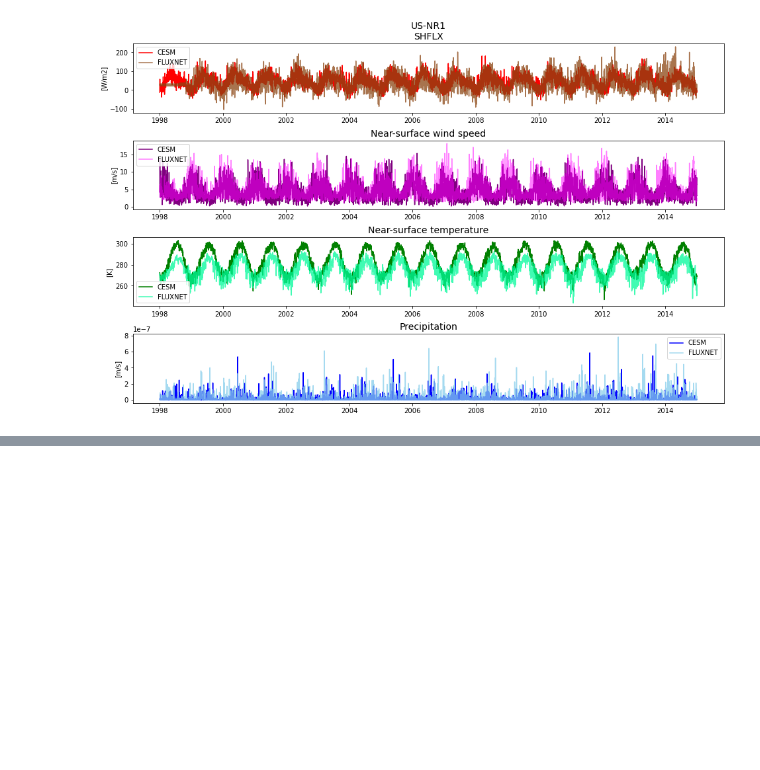
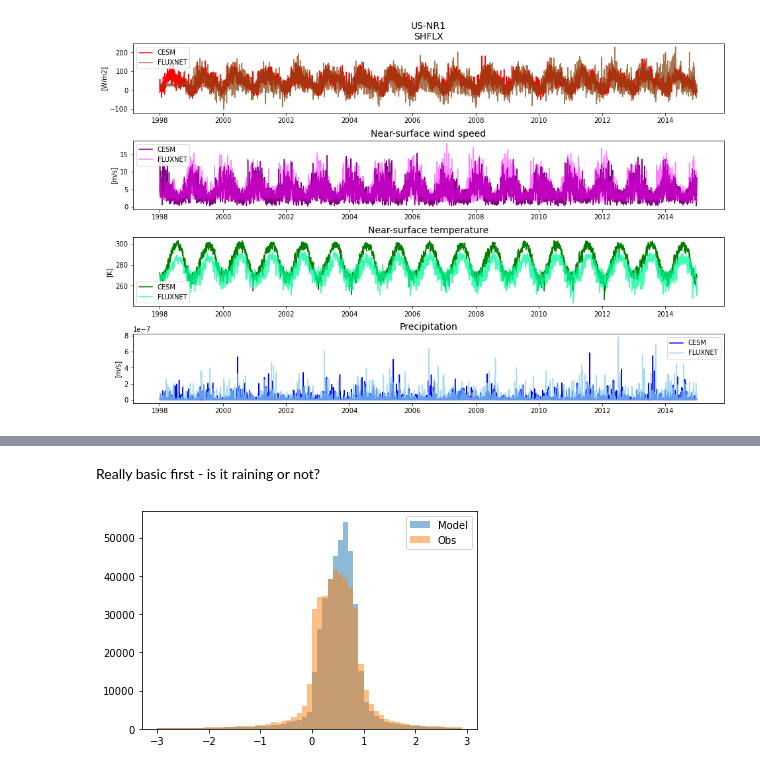
Before and after one commit to megandevlan/CLUBB_statistics, a Jupyter notebook: FLUXNET_timeseriesComparisons.ipynb, the cells around one changed output, grey strips where cells are left out. Cells and saved outputs as stored; diff of their text form; code cells hidden in the pictures; blank space fills up the shorter version.

```diff
--- a/FLUXNET_timeseriesComparisons.ipynb
+++ b/FLUXNET_timeseriesComparisons.ipynb
@@ -619,0 +772,2 @@ plt.show()
+# %% [markdown]
+Really basic first - is it raining or not?
@@ -619,0 +831,19 @@ plt.show()
+# %%
+# Get monthly break down of surface fluxes in obs/model by presence of rain
+obsEF = fluxnet_LH/(fluxnet_LH+fluxnet_SH)
+monthlyObsSHmean_rain, monthlyObsSHmean_dry = MonthlyFluxes_byRainBinary(dayRange, fluxnet_precip, fluxnet_SH)
+monthlyObsLHmean_rain, monthlyObsLHmean_dry = MonthlyFluxes_byRainBinary(dayRange, fluxnet_precip, fluxnet_LH)
+monthlyObsEFmean_rain, monthlyObsEFmean_dry = MonthlyFluxes_byRainBinary(dayRange, fluxnet_precip, obsEF)
+
+modEF = modelDS.model_LH.values/(modelDS.model_LH.values+modelDS.model_SH.values)
+monthlyModSHmean_rain, monthlyModSHmean_dry = MonthlyFluxes_byRainBinary(modelDS.time.values, model_precip, modelDS.model_SH.values)
+monthlyModLHmean_rain, monthlyModLHmean_dry = MonthlyFluxes_byRainBinary(modelDS.time.values, model_precip, modelDS.model_LH.values)
+monthlyModEFmean_rain, monthlyModEFmean_dry = MonthlyFluxes_byRainBinary(modelDS.time.values, model_precip, modEF)
+# %%
+bins = np.arange(-3,3,0.1)
+plt.hist(modEF.reshape(np.shape(modEF)[0]*np.shape(modEF)[1]),bins,alpha=0.5)
+plt.hist(obsEF.reshape(np.shape(obsEF)[0]*np.shape(obsEF)[1]),bins,alpha=0.5)
+plt.legend(['Model','Obs'])
+plt.show()
+# %% [output]
+[figure, added]
```
Also changed, not shown: parts of 48 cells of this notebook, 3 other files.
